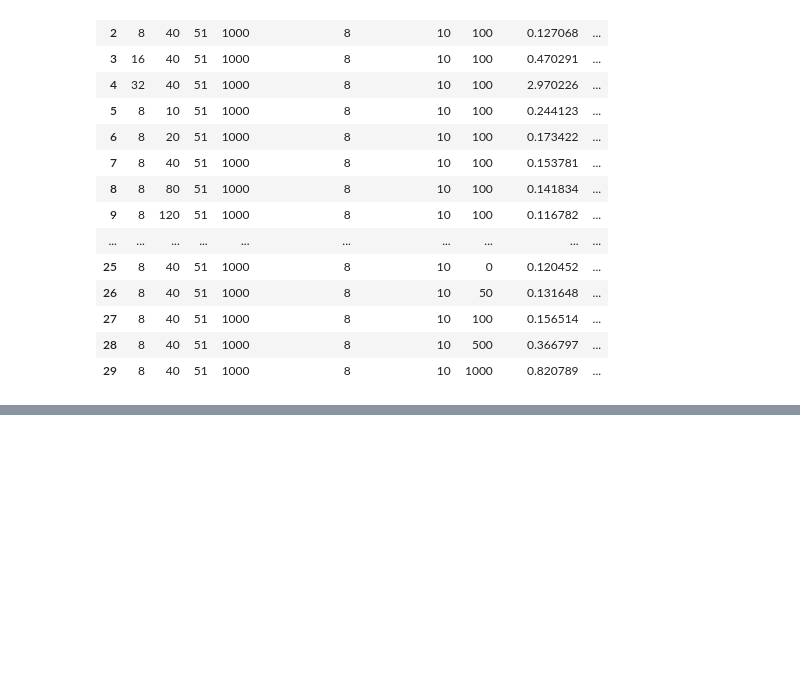
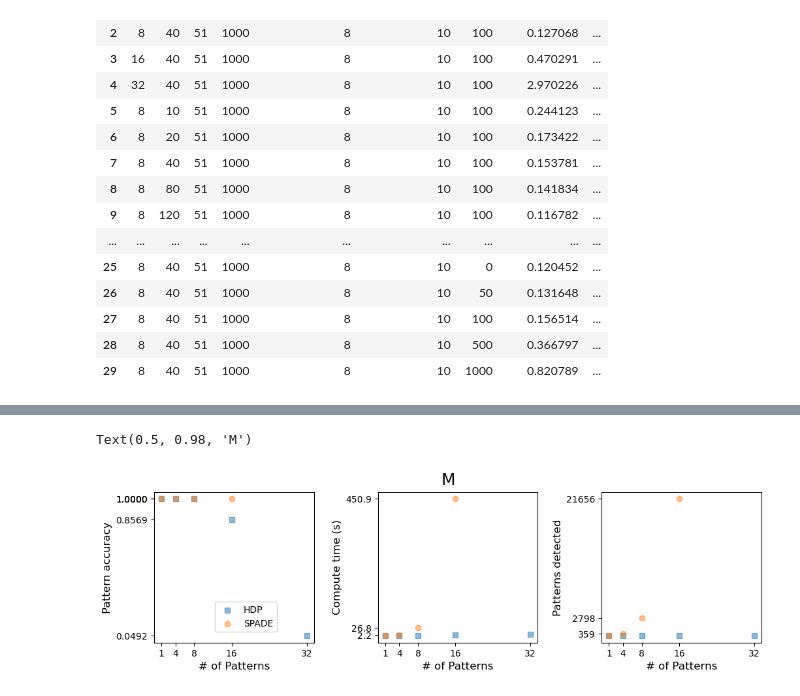
Before and after one commit to CosmicSurgery/thesis_notebooks, a Jupyter notebook: 2023.09.26 - Final Drafts/2023.09.27 - Figures.ipynb, the cells around one changed output, grey strips where cells are left out. Drawn from its saved outputs; the diff is of its cells as text; code cells hidden in the pictures; blank space fills up the shorter version.

Commit message:
figures

```diff
--- a/2023.09.26 - Final Drafts/2023.09.27 - Figures.ipynb
+++ b/2023.09.26 - Final Drafts/2023.09.27 - Figures.ipynb
@@ -15,3 +16,14 @@ df = pd.read_json(filename)
+# %%
+
+df['mean_acc'] = [np.mean(k) for k in df['SM_acc'].tolist()]
+# %%
+fix = []
+for k in df_SPADE['SM_acc'].tolist():
+    if k[0] is not None:
+        fix.append(np.mean(k))
+    else:
+        fix.append(np.nan)
+df_SPADE['mean_acc'] = fix
 # %%
 df
 # %% [output]
@@ -32,6 +44,3 @@ df
 | 27 | 8 | 40 | 51 | 1000 | 8 | 10 | 100 | 0.156514 | ... |
 | 28 | 8 | 40 | 51 | 1000 | 8 | 10 | 500 | 0.366797 | ... |
 | 29 | 8 | 40 | 51 | 1000 | 8 | 10 | 1000 | 0.820789 | ... |
-# %%
-df_SPADE = pd.read_json(filename_SPADE)
-df_SPADE
@@ -78,0 +67,32 @@ for k in x:
+# %%
+fig,ax = plt.subplots(1,3,figsize=(12,3))
+plt.subplots_adjust(wspace=0.4)
+ax[0].scatter(*df.iloc[:5][['M','mean_acc']].to_numpy().T, marker=',', alpha=0.5,label='HDP')
+ax[0].scatter(*df_SPADE.iloc[:5][['M','mean_acc']].to_numpy().T, alpha=0.5,label='SPADE')
+ax[0].set_xlabel('# of Patterns',fontsize=12)
+ax[0].set_ylabel('Pattern accuracy',fontsize=12)
+ax[0].set_xticks(df.iloc[:5]['M'])
+ax[0].set_yticks(df.iloc[:5]['mean_acc'])
+# ax[0].legend()
+
+ax[1].scatter(*df.iloc[:5][['M','total_time']].to_numpy().T, marker=',', alpha=0.5,label='HDP')
+ax[1].scatter(*df_SPADE.iloc[:5][['M','total_time']].to_numpy().T, alpha=0.5,label='SPADE')
+ax[1].set_xlabel('# of Patterns',fontsize=12)
+ax[1].set_ylabel('Compute time (s)',fontsize=12)
+ax[1].set_xticks(df.iloc[:5]['M'])
+ax[1].set_yticks(df_SPADE.iloc[1:4]['total_time'])
+# ax[1].legend()
+
+ax[2].scatter(*df.iloc[:5][['M','total_patterns']].to_numpy().T, marker=',', alpha=0.5,label='HDP')
+ax[2].scatter(*df_SPADE.iloc[:5][['M','total_patterns']].to_numpy().T, alpha=0.5,label='SPADE')
+ax[2].set_xlabel('# of Patterns',fontsize=12)
+ax[2].set_ylabel('Patterns detected',fontsize=12)
+ax[2].set_xticks(df.iloc[:5]['M'])
+ax[2].set_yticks(df_SPADE.iloc[1:4]['total_patterns'])
+
+ax[0].legend(bbox_to_anchor=(0.35, 0.3), loc='upper left')
+
+plt.suptitle('M', fontsize=18)
+# %% [output]
+Text(0.5, 0.98, 'M')
+[figure, added]
```
Also changed, not shown: parts of 11 cells of this notebook, 2 other files.
